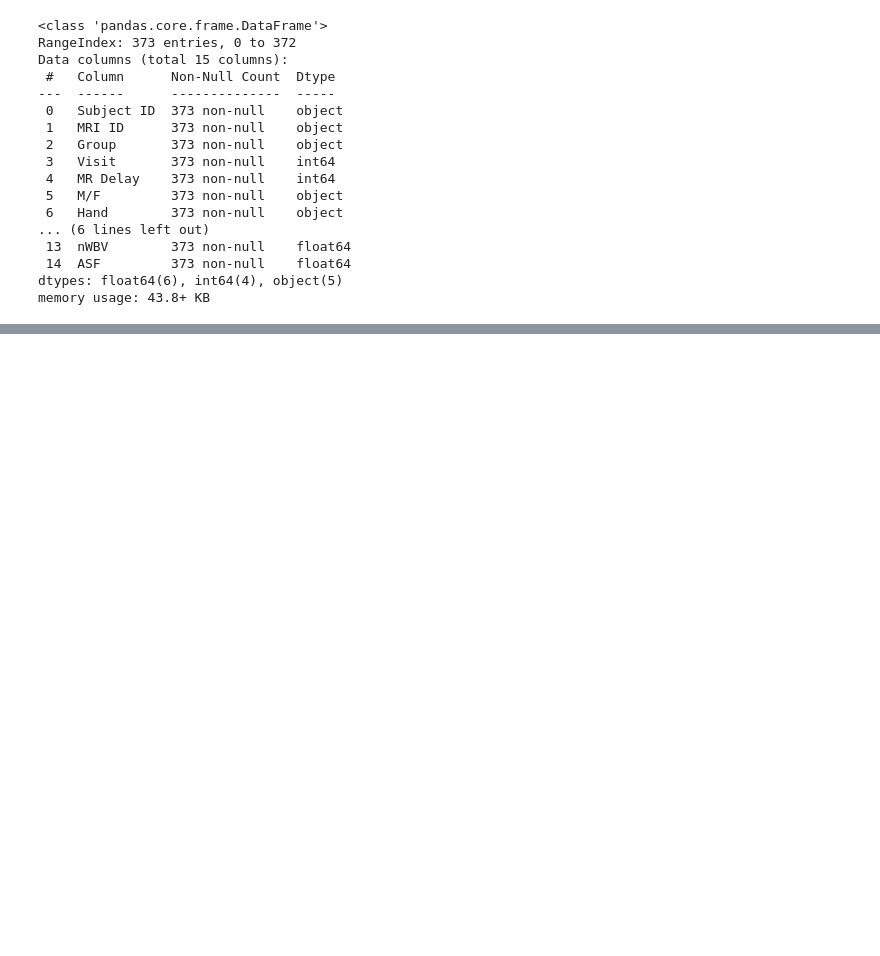
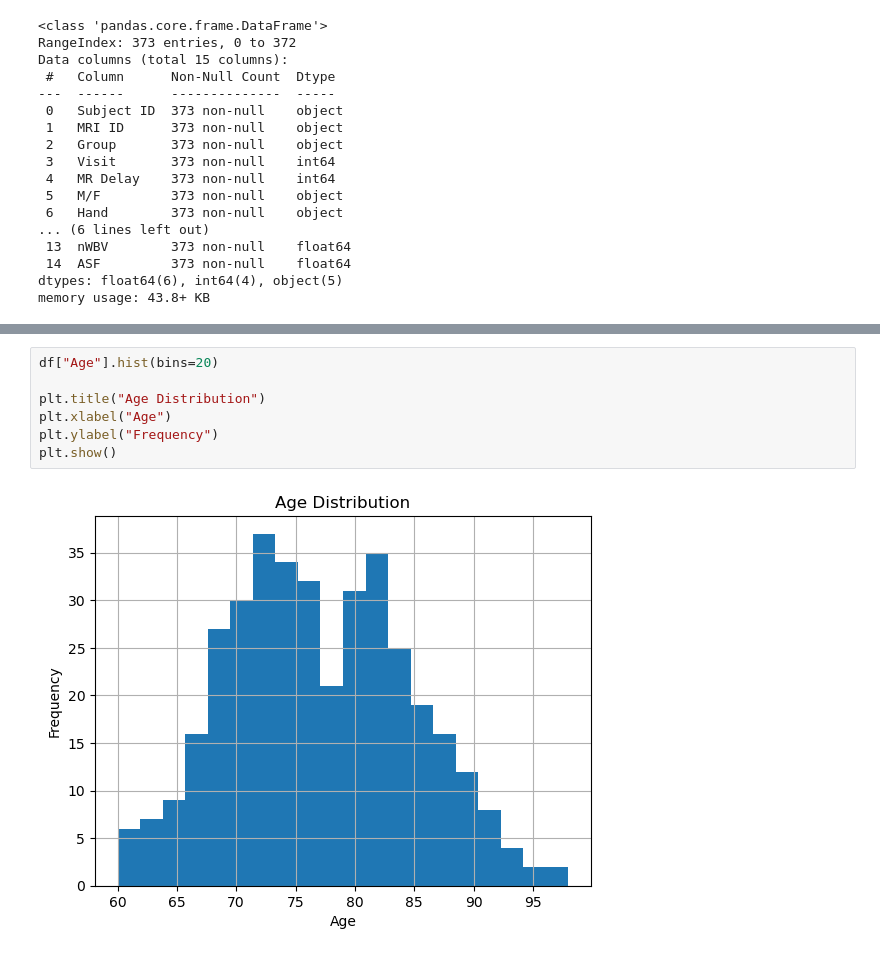
Before and after one commit to pamusai-45/NeuroPath-AI, a Jupyter notebook: notebook/01_data_understanding.ipynb, the cells around one changed output, grey strips where cells are left out. Drawn from its saved outputs; the diff is of its cells as text; blank space fills up the shorter version.

```diff
--- a/notebook/01_data_understanding.ipynb
+++ b/notebook/01_data_understanding.ipynb
@@ -108,0 +305,9 @@ df[["Subject ID", "MRI ID", "Visit", "MR Delay"]].head(20)
+# %%
+df["Age"].hist(bins=20)
+
+plt.title("Age Distribution")
+plt.xlabel("Age")
+plt.ylabel("Frequency")
+plt.show()
+# %% [output]
+[figure, added]
```
Also changed, not shown: parts of 86 cells of this notebook.
